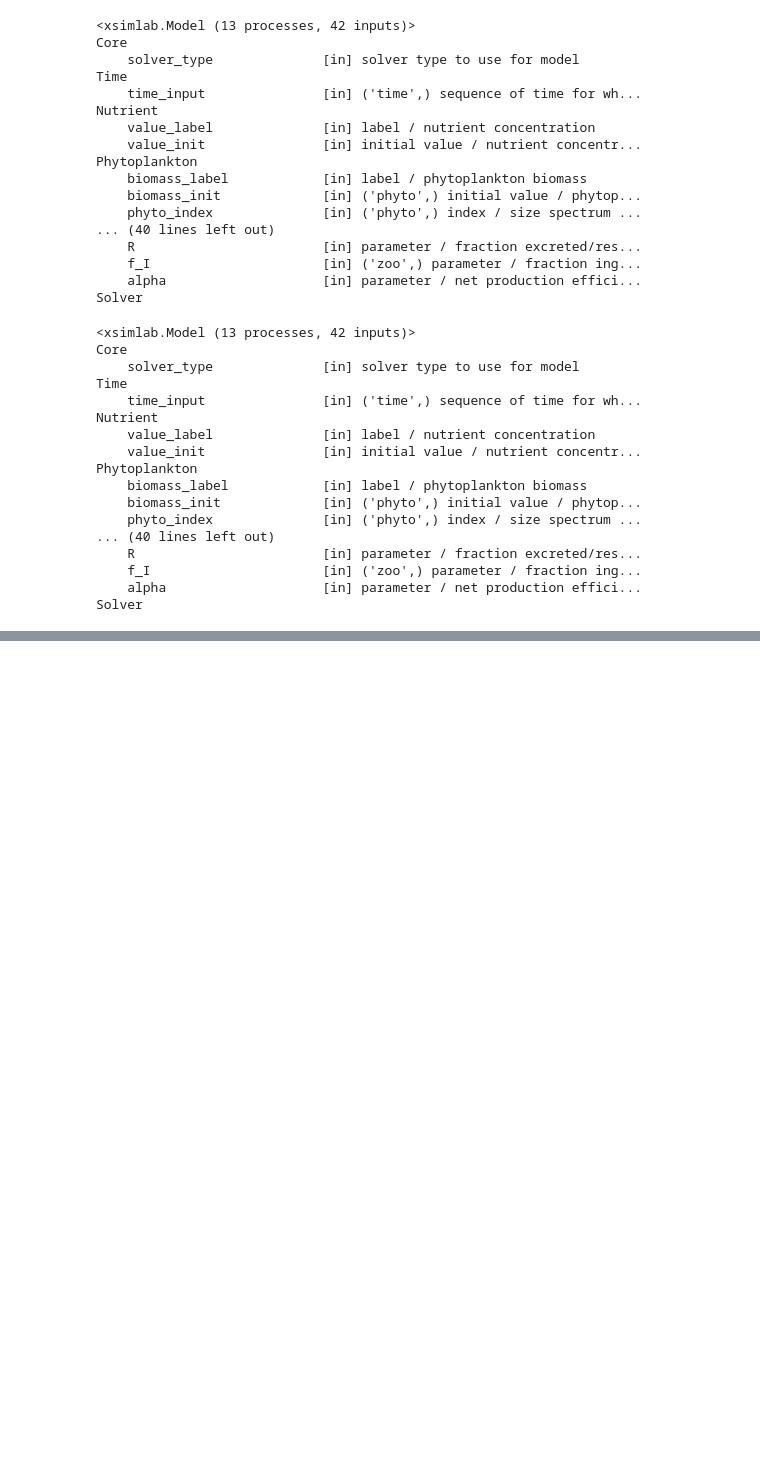
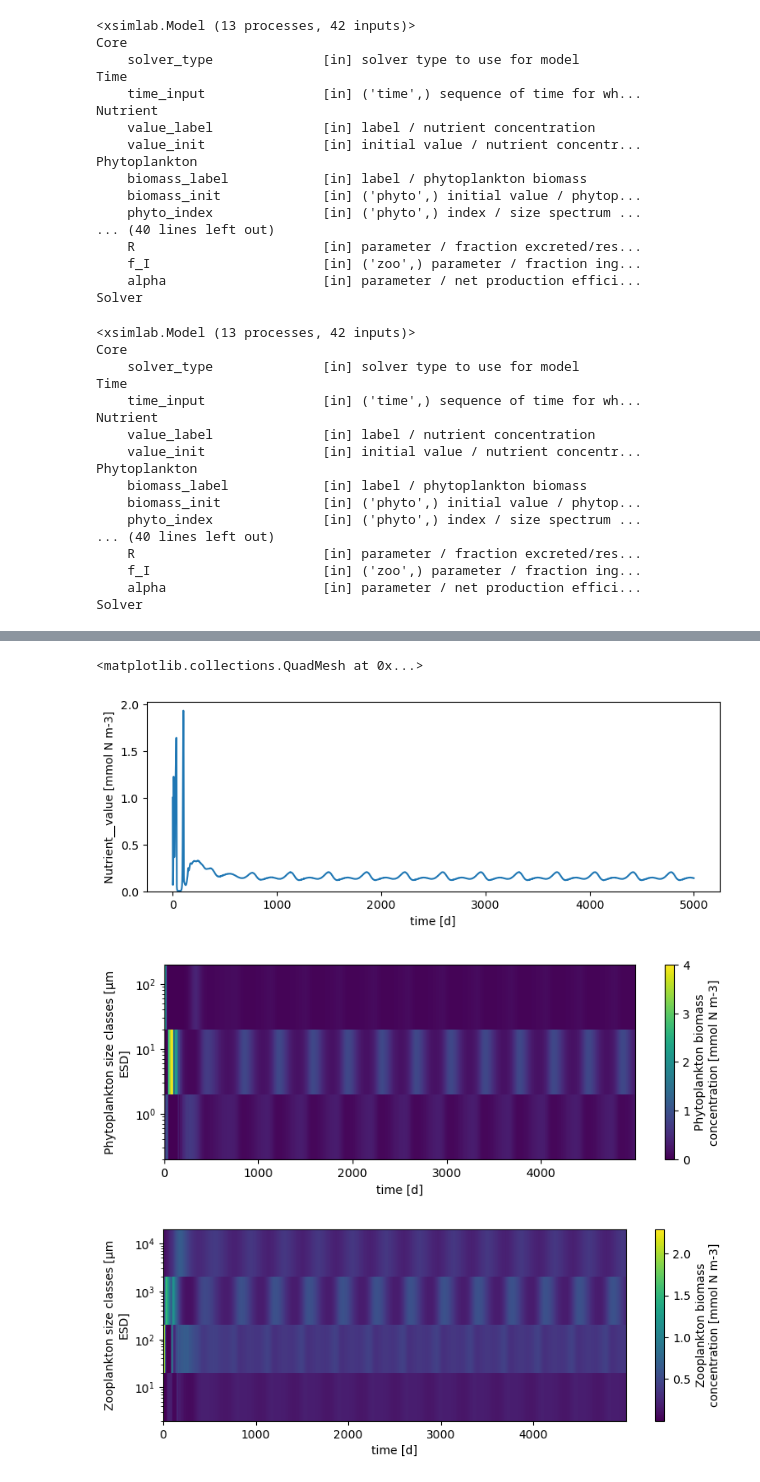
Before and after one commit to ben1post/SSMCariaco, a Jupyter notebook: FirstTestRuns/BuildStocketal2008.ipynb, the cells around one changed output, grey strips where cells are left out. Saved outputs shown, nothing was run; the diff lists cells and outputs as text; code cells hidden in the pictures; blank space fills up the shorter version.

```diff
--- a/FirstTestRuns/BuildStocketal2008.ipynb
+++ b/FirstTestRuns/BuildStocketal2008.ipynb
@@ -218,0 +330,31 @@ model_out.Zooplankton__biomass.plot(yscale='log', aspect=3, size=3)
+# %%
+model_setup_sinusoidal = xso.setup(solver='solve_ivp', model=Stocketal2008_sinusoidal,
+            time=np.arange(0,5000),
+            input_vars={
+                    # State variables
+                    'Nutrient':{'value_label':'N','value_init':1.0},
+                    'Phytoplankton':{'biomass_label':'P','biomass_init':phyto_init, 'phyto_index':phyto_sizes},
+
+                    'Zooplankton':{'biomass_label':'Z','biomass_init':zoo_init, 'zoo_index': zoo_sizes},
+
+                    # Flows:
+                    'Inflow':{'forcing':'N0', 'rate':1., 'var':'N'},
+
+                    # Growth
+                    'Growth':{'resource':'N', 'consumer':'P', 'halfsat':phyto_ks, 'mu_max':phyto_mu0},
+
+                    # Grazing
+                    'Grazing':{'resource':'P', 'consumer':'Z', 'Imax':zoo_imax, 'KsZ':zoo_Ki, 'phiPZ':zoo_prey_avail},
+                    'GGE':{'grazed_phyto':'P', 'grazed_zoo':'Z', 'assimilated_consumer':'Z', 'egested_detritus':'N',
+                           'R':zoo_frac_excreted, 'alpha':zoo_frac_assim, 'f_I':zoo_frac_egest_recycled, 'gge':zoo_gge},
+
+                    # Mortality
+                    'PhytoMortality':{'population':'P', 'nutrient':'N', 'rate':phyto_mortality, 'exponent':phyto_mort_exponent, 'recycling':phyto_recycling},
+                    'HigherOrderMortality':{'population':'Z', 'nutrient':'N', 'rate':zoo_mortality_array, 'exponent':zoo_mort_exponent, 'recycling':zoo_frac_mortylity_recycled},
+
+                    # Forcings
+                    'N0':{'forcing_label':'N0', 'value':nutrient_input, 'amplitude':0.01, 'period':365.0},
+            })
+# %%
+with Stocketal2008_sinusoidal:
+        model_out_sin = model_setup_sinusoidal.xsimlab.run()
@@ -218,0 +370,12 @@ model_out.Zooplankton__biomass.plot(yscale='log', aspect=3, size=3)
+# %%
+# plot nutrient:
+model_out_sin.Nutrient__value.plot(aspect=3, size=3, ylim=0)
+# phytoplankton:
+model_out_sin.Phytoplankton__biomass.plot(yscale='log', aspect=3, size=3)
+# zooplankton:
+model_out_sin.Zooplankton__biomass.plot(yscale='log', aspect=3, size=3)
+# %% [output]
+<matplotlib.collections.QuadMesh at 0x...>
+[figure, added]
+[figure, added]
+[figure, added]
```
Also changed, not shown: parts of 15 cells of this notebook.
